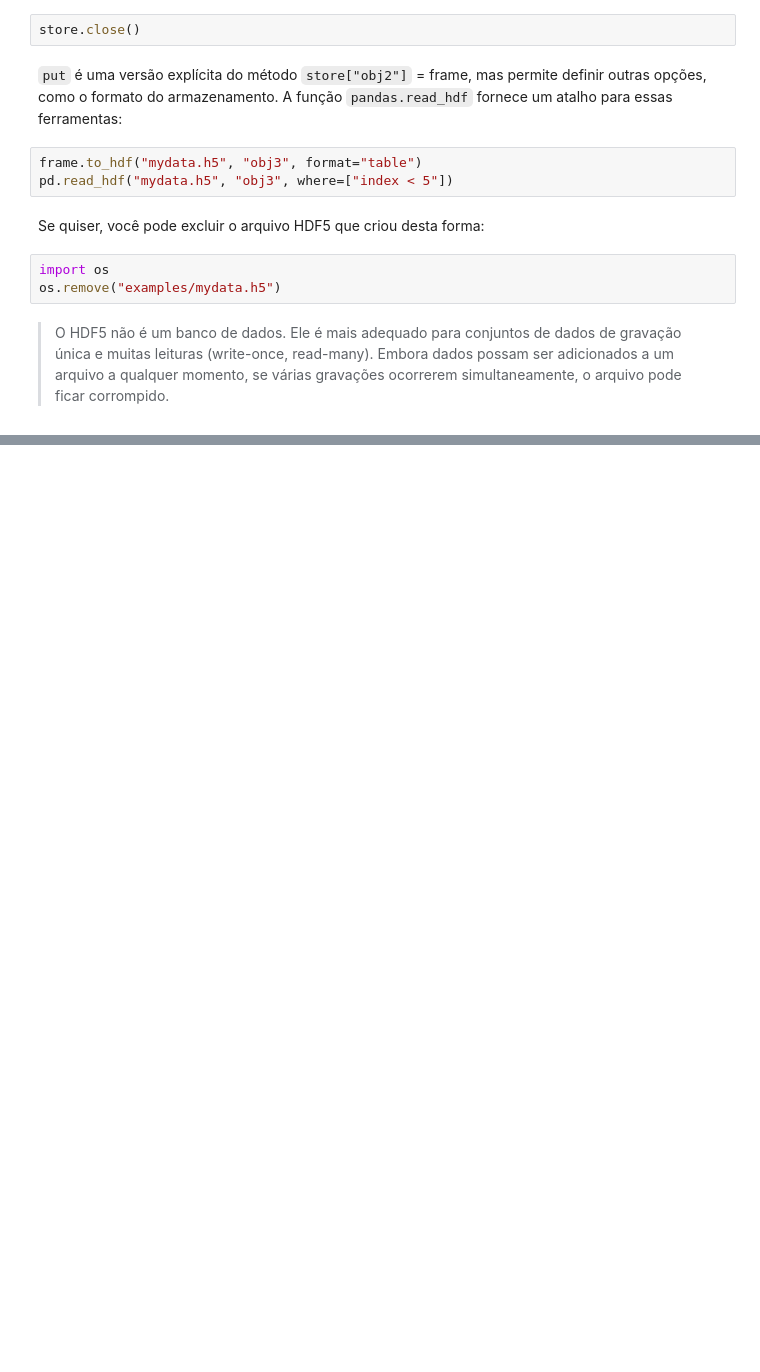
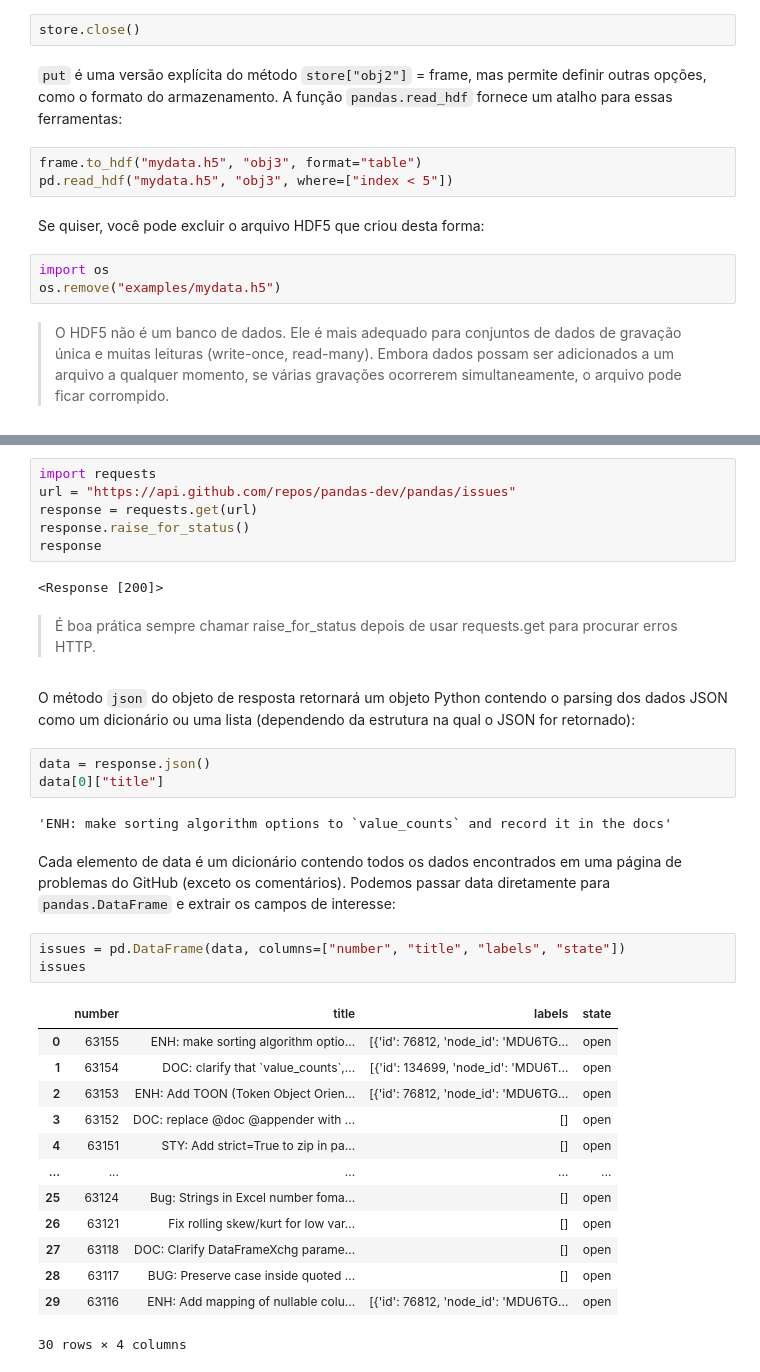
Before and after one commit to isaiassousa032/python-para-analise-de-dados-livro, a Jupyter notebook: Capitulo 6.ipynb, the cells around one changed output, grey strips where cells are left out. Drawn from its saved outputs; the diff is of its cells as text; blank space fills up the shorter version.

```diff
--- a/Capitulo 6.ipynb
+++ b/Capitulo 6.ipynb
@@ -571,0 +581,37 @@ arquivo pode ficar corrompido.
+# %%
+import requests
+url = "https://api.github.com/repos/pandas-dev/pandas/issues"
+response = requests.get(url)
+response.raise_for_status()
+response
+# %% [output]
+<Response [200]>
+# %% [markdown]
+>É boa prática sempre chamar raise_for_status depois de usar requests.get para
+procurar erros HTTP.
+# %% [markdown]
+O método `json` do objeto de resposta retornará um objeto Python contendo o parsing dos dados JSON como um dicionário ou uma lista (dependendo da estrutura na qual o JSON for retornado):
+# %%
+data = response.json()
+data[0]["title"]
+# %% [output]
+'ENH: make sorting algorithm options to `value_counts` and record it in the docs'
+# %% [markdown]
+Cada elemento de data é um dicionário contendo todos os dados encontrados em uma página de problemas do GitHub (exceto os comentários). Podemos passar data diretamente para `pandas.DataFrame` e extrair os campos de interesse:
+# %%
+issues = pd.DataFrame(data, columns=["number", "title", "labels", "state"])
+issues
+# %% [output]
+|  | number | title | labels | state |
+| 0 | 63155 | ENH: make sorting algorithm optio... | [{'id': 76812, 'node_id': 'MDU6TG... | open |
+| 1 | 63154 | DOC: clarify that `value_counts`,... | [{'id': 134699, 'node_id': 'MDU6T... | open |
+| 2 | 63153 | ENH: Add TOON (Token Object Orien... | [{'id': 76812, 'node_id': 'MDU6TG... | open |
+| 3 | 63152 | DOC: replace @doc @appender with ... | [] | open |
+| 4 | 63151 | STY: Add strict=True to zip in pa... | [] | open |
+| ... | ... | ... | ... | ... |
+| 25 | 63124 | Bug: Strings in Excel number foma... | [] | open |
+| 26 | 63121 | Fix rolling skew/kurt for low var... | [] | open |
+| 27 | 63118 | DOC: Clarify DataFrameXchg parame... | [] | open |
+| 28 | 63117 | BUG: Preserve case inside quoted ... | [] | open |
+| 29 | 63116 | ENH: Add mapping of nullable colu... | [{'id': 76812, 'node_id': 'MDU6TG... | open |
+30 rows × 4 columns
```
Also changed, not shown: parts of 3 cells of this notebook.
